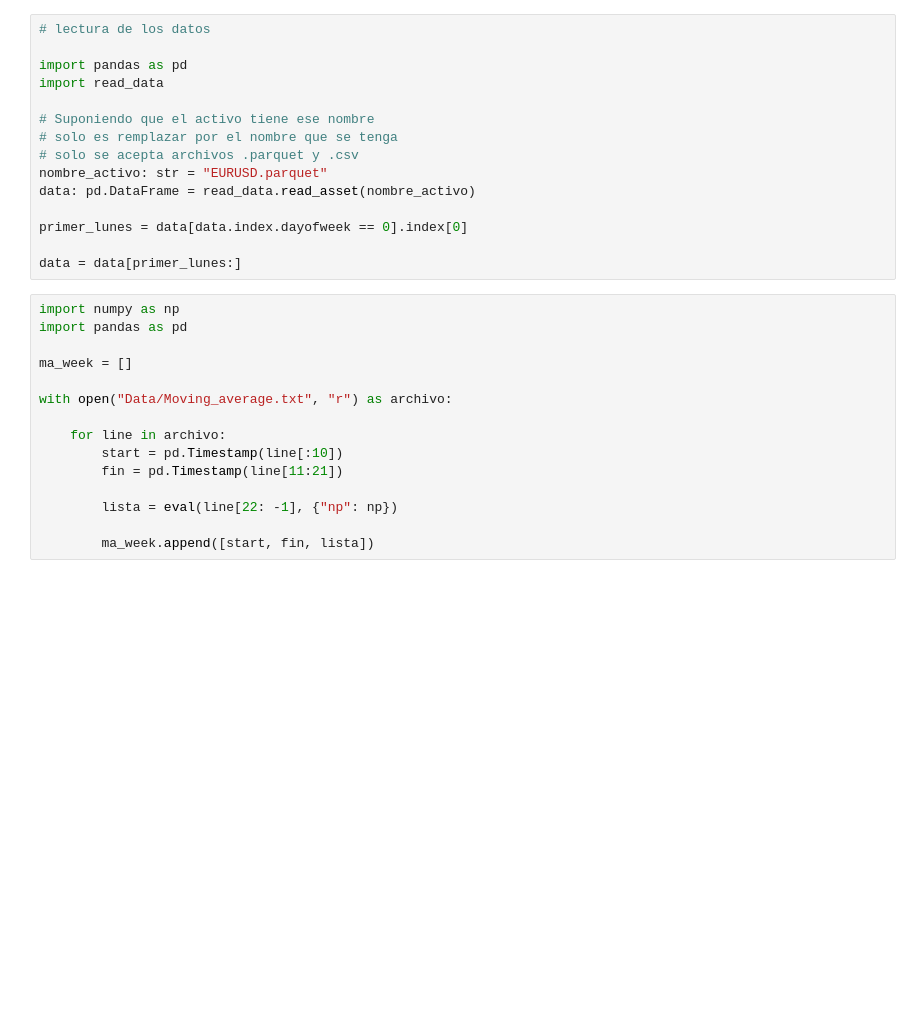
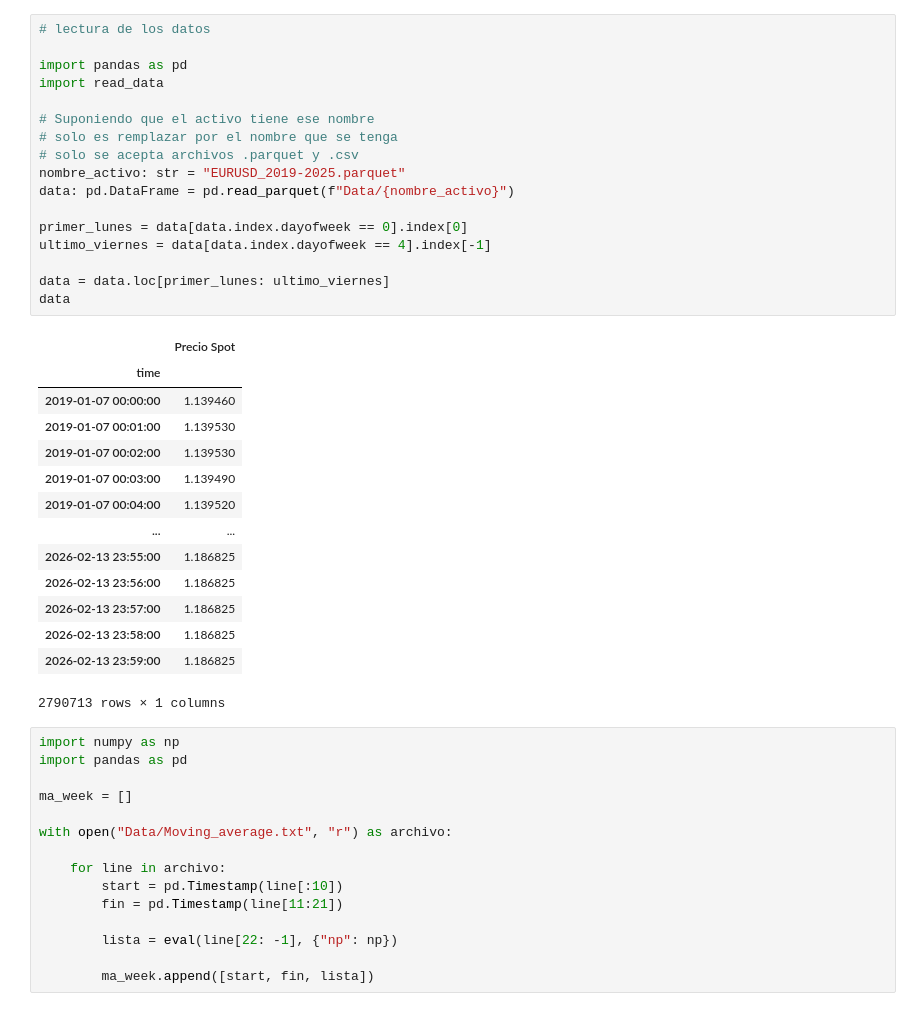
Before and after one commit to Angel-Arevalo/optimal-moving-average, a Jupyter notebook: Hallar ma estables.ipynb, the cells around one changed output. Cells and saved outputs as stored; diff of their text form; blank space fills up the shorter version.

```diff
--- a/Hallar ma estables.ipynb
+++ b/Hallar ma estables.ipynb
@@ -1,18 +1,35 @@
 # %%
 # lectura de los datos
 
 import pandas as pd
 import read_data
 
 # Suponiendo que el activo tiene ese nombre
 # solo es remplazar por el nombre que se tenga
 # solo se acepta archivos .parquet y .csv
-nombre_activo: str = "EURUSD.parquet"
-data: pd.DataFrame = read_data.read_asset(nombre_activo)
+nombre_activo: str = "EURUSD_2019-2025.parquet"
+data: pd.DataFrame = pd.read_parquet(f"Data/{nombre_activo}")
 
 primer_lunes = data[data.index.dayofweek == 0].index[0]
+ultimo_viernes = data[data.index.dayofweek == 4].index[-1]
 
-data = data[primer_lunes:]
+data = data.loc[primer_lunes: ultimo_viernes]
+data
+# %% [output]
+|  | Precio Spot |
+| time |  |
+| 2019-01-07 00:00:00 | 1.139460 |
+| 2019-01-07 00:01:00 | 1.139530 |
+| 2019-01-07 00:02:00 | 1.139530 |
+| 2019-01-07 00:03:00 | 1.139490 |
+| 2019-01-07 00:04:00 | 1.139520 |
+| ... | ... |
+| 2026-02-13 23:55:00 | 1.186825 |
+| 2026-02-13 23:56:00 | 1.186825 |
+| 2026-02-13 23:57:00 | 1.186825 |
+| 2026-02-13 23:58:00 | 1.186825 |
+| 2026-02-13 23:59:00 | 1.186825 |
+2790713 rows × 1 columns
 # %%
 import numpy as np
 import pandas as pd
```
Also changed, not shown: parts of 8 cells of this notebook, 6 other files.
